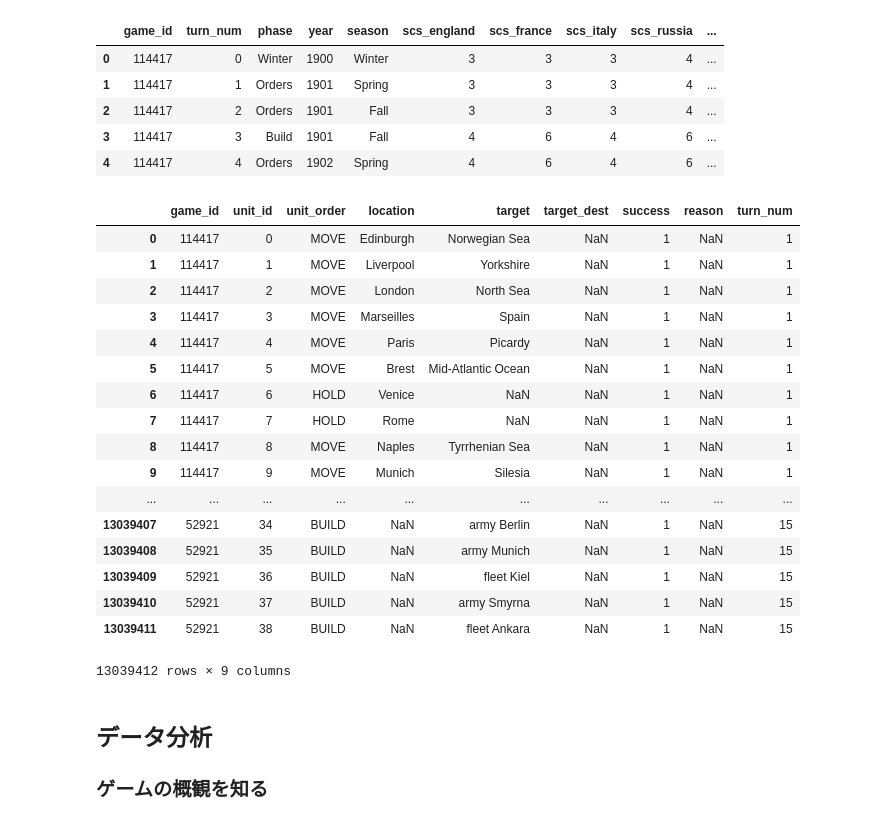
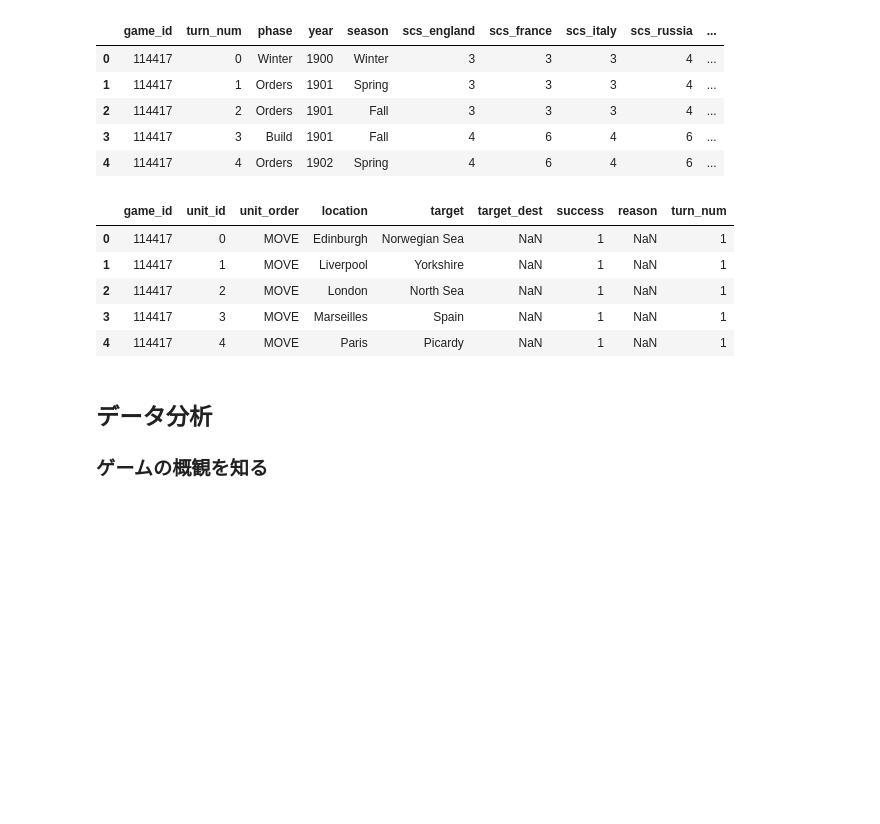
Before and after one commit to sorashido/DiplomacyPredict, a Jupyter notebook: src/v2.ipynb, the cells around one changed output. Cells and saved outputs as stored; diff of their text form; code cells hidden in the pictures; blank space fills up the shorter version.

```diff
--- a/src/v2.ipynb
+++ b/src/v2.ipynb
@@ -52,23 +52,11 @@ turns.head()
 | 3 | 114417 | 3 | Build | 1901 | Fall | 4 | 6 | 4 | 6 | ... |
 | 4 | 114417 | 4 | Orders | 1902 | Spring | 4 | 6 | 4 | 6 | ... |
 # %%
-orders
+orders.head()
 # %% [output]
 |  | game_id | unit_id | unit_order | location | target | target_dest | success | reason | turn_num |
 | 0 | 114417 | 0 | MOVE | Edinburgh | Norwegian Sea | NaN | 1 | NaN | 1 |
 | 1 | 114417 | 1 | MOVE | Liverpool | Yorkshire | NaN | 1 | NaN | 1 |
 | 2 | 114417 | 2 | MOVE | London | North Sea | NaN | 1 | NaN | 1 |
 | 3 | 114417 | 3 | MOVE | Marseilles | Spain | NaN | 1 | NaN | 1 |
 | 4 | 114417 | 4 | MOVE | Paris | Picardy | NaN | 1 | NaN | 1 |
-| 5 | 114417 | 5 | MOVE | Brest | Mid-Atlantic Ocean | NaN | 1 | NaN | 1 |
-| 6 | 114417 | 6 | HOLD | Venice | NaN | NaN | 1 | NaN | 1 |
-| 7 | 114417 | 7 | HOLD | Rome | NaN | NaN | 1 | NaN | 1 |
-| 8 | 114417 | 8 | MOVE | Naples | Tyrrhenian Sea | NaN | 1 | NaN | 1 |
-| 9 | 114417 | 9 | MOVE | Munich | Silesia | NaN | 1 | NaN | 1 |
-| ... | ... | ... | ... | ... | ... | ... | ... | ... | ... |
-| 13039407 | 52921 | 34 | BUILD | NaN | army Berlin | NaN | 1 | NaN | 15 |
-| 13039408 | 52921 | 35 | BUILD | NaN | army Munich | NaN | 1 | NaN | 15 |
-| 13039409 | 52921 | 36 | BUILD | NaN | fleet Kiel | NaN | 1 | NaN | 15 |
-| 13039410 | 52921 | 37 | BUILD | NaN | army Smyrna | NaN | 1 | NaN | 15 |
-| 13039411 | 52921 | 38 | BUILD | NaN | fleet Ankara | NaN | 1 | NaN | 15 |
-13039412 rows × 9 columns
```
Also changed, not shown: parts of 11 cells of this notebook.
